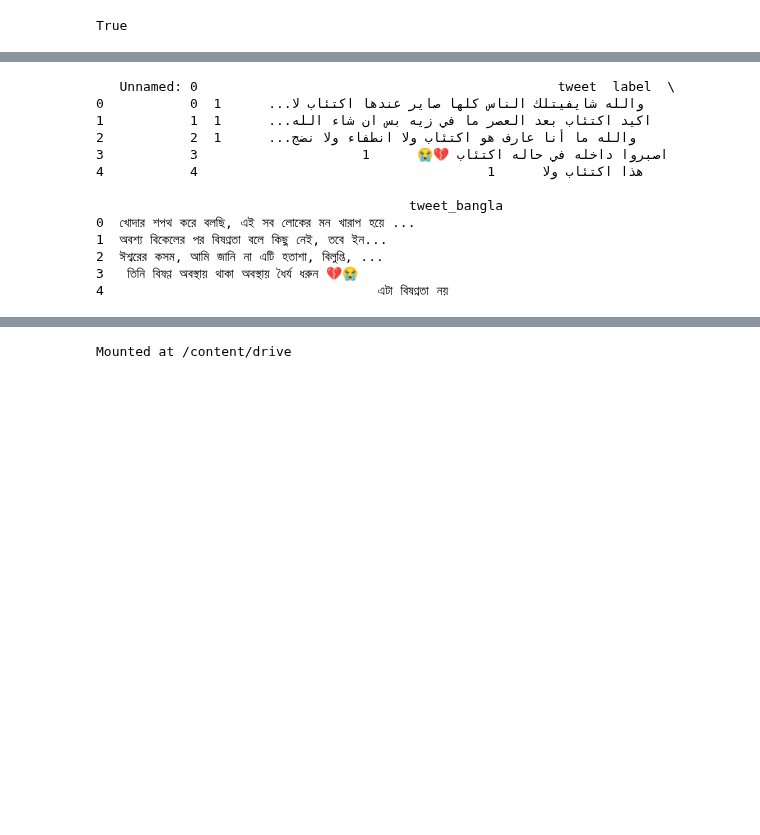
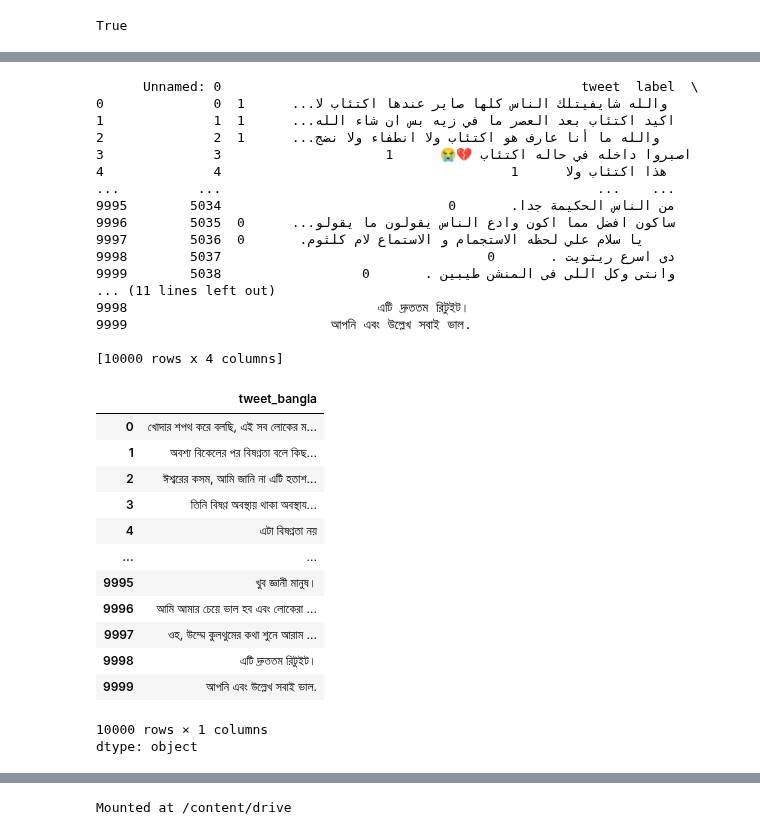
Before and after one commit to vnavya2004/BTP, a Jupyter notebook: Paper(1_s2_0_S0957417422020255_main)_Arabic.ipynb, the cells around one changed output, grey strips where cells are left out. Drawn from its saved outputs; the diff is of its cells as text; code cells hidden in the pictures; blank space fills up the shorter version.

```diff
--- a/Paper(1_s2_0_S0957417422020255_main)_Arabic.ipynb
+++ b/Paper(1_s2_0_S0957417422020255_main)_Arabic.ipynb
@@ -62,25 +63,46 @@ Saving Arabic_Depression_10.000_Tweets_translated_bangla.xlsx to Arabic_Depressi
 # %%
 # df = df.sample(frac=0.4, random_state=42)
-print(df.head())
+print(df)
 # %% [output]
-   Unnamed: 0                                              tweet  label  \
-0           0  والله شايفيتلك الناس كلها صاير عندها اكتئاب لا...      1
-1           1  اكيد اكتئاب بعد العصر ما في زيه بس ان شاء الله...      1
-2           2  والله ما أنا عارف هو اكتئاب ولا انطفاء ولا نضج...      1
-3           3                     اصبروا داخله في حاله اكتئاب 💔😭      1
-4           4                                     هذا اكتئاب ولا      1
+      Unnamed: 0                                              tweet  label  \
+0              0  والله شايفيتلك الناس كلها صاير عندها اكتئاب لا...      1
+1              1  اكيد اكتئاب بعد العصر ما في زيه بس ان شاء الله...      1
+2              2  والله ما أنا عارف هو اكتئاب ولا انطفاء ولا نضج...      1
+3              3                     اصبروا داخله في حاله اكتئاب 💔😭      1
+4              4                                     هذا اكتئاب ولا      1
+...          ...                                                ...    ...
+9995        5034                             من الناس الحكيمة جدا.       0
+9996        5035  ساكون افضل مما اكون وادع الناس يقولون ما يقولو...      0
+9997        5036  يا سلام علي لحظه الاستجمام و الاستماع لام كلثوم.       0
+9998        5037                                  دى اسرع ريتويت .       0
+9999        5038                  وانتى وكل اللى فى المنشن طيبين .       0
+... (11 lines left out)
+9998                                এটি দ্রুততম রিটুইট।
+9999                          আপনি এবং উল্লেখ সবাই ভাল.
 
-                                        tweet_bangla
-0  খোদার শপথ করে বলছি, এই সব লোকের মন খারাপ হয়ে ...
-1  অবশ্য বিকেলের পর বিষণ্নতা বলে কিছু নেই, তবে ইন...
-2  ঈশ্বরের কসম, আমি জানি না এটি হতাশা, বিলুপ্তি, ...
-3   তিনি বিষণ্ণ অবস্থায় থাকা অবস্থায় ধৈর্য ধরুন 💔😭
-4                                   এটা বিষণ্নতা নয়
+[10000 rows x 4 columns]
 # %%
 
 # Define the text and label columns
 text_column_name = 'tweet_bangla'  # replace with actual column name for text
 label_column_name = 'label'  # replace with actual column name for labels
+# %%
+df[text_column_name]
+# %% [output]
+|  | tweet_bangla |
+| 0 | খোদার শপথ করে বলছি, এই সব লোকের ম... |
+| 1 | অবশ্য বিকেলের পর বিষণ্নতা বলে কিছ... |
+| 2 | ঈশ্বরের কসম, আমি জানি না এটি হতাশ... |
+| 3 | তিনি বিষণ্ণ অবস্থায় থাকা অবস্থায... |
+| 4 | এটা বিষণ্নতা নয় |
+| ... | ... |
+| 9995 | খুব জ্ঞানী মানুষ। |
+| 9996 | আমি আমার চেয়ে ভাল হব এবং লোকেরা ... |
+| 9997 | ওহ, উম্মে কুলথুমের কথা শুনে আরাম ... |
+| 9998 | এটি দ্রুততম রিটুইট। |
+| 9999 | আপনি এবং উল্লেখ সবাই ভাল. |
+10000 rows × 1 columns
+dtype: object
 # %%
 
 # Preprocess text data
```
Also changed, not shown: parts of 7 cells of this notebook.
